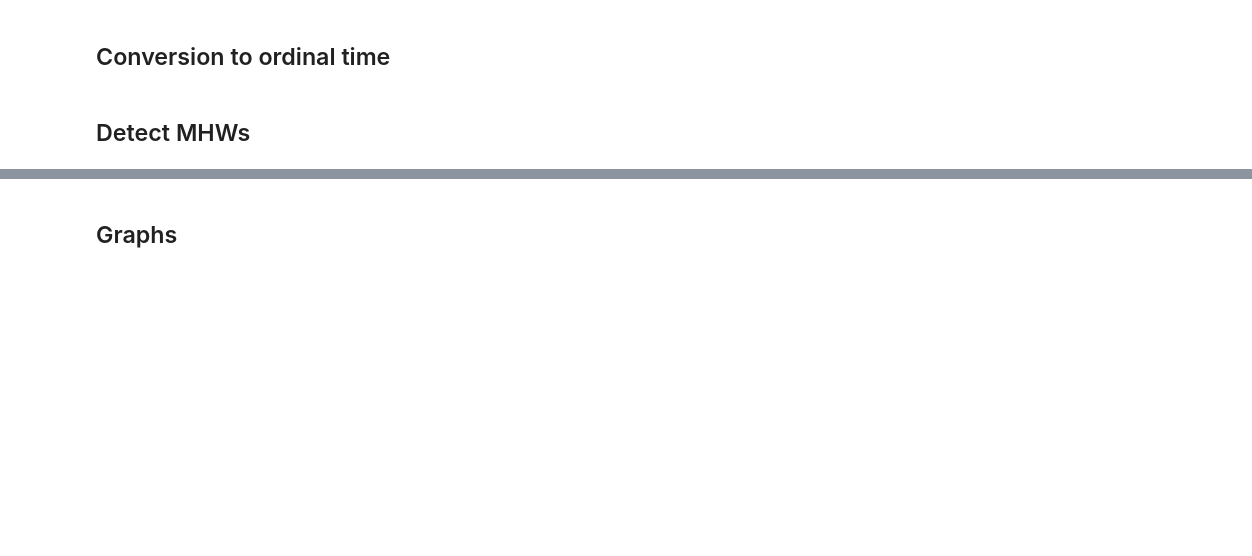
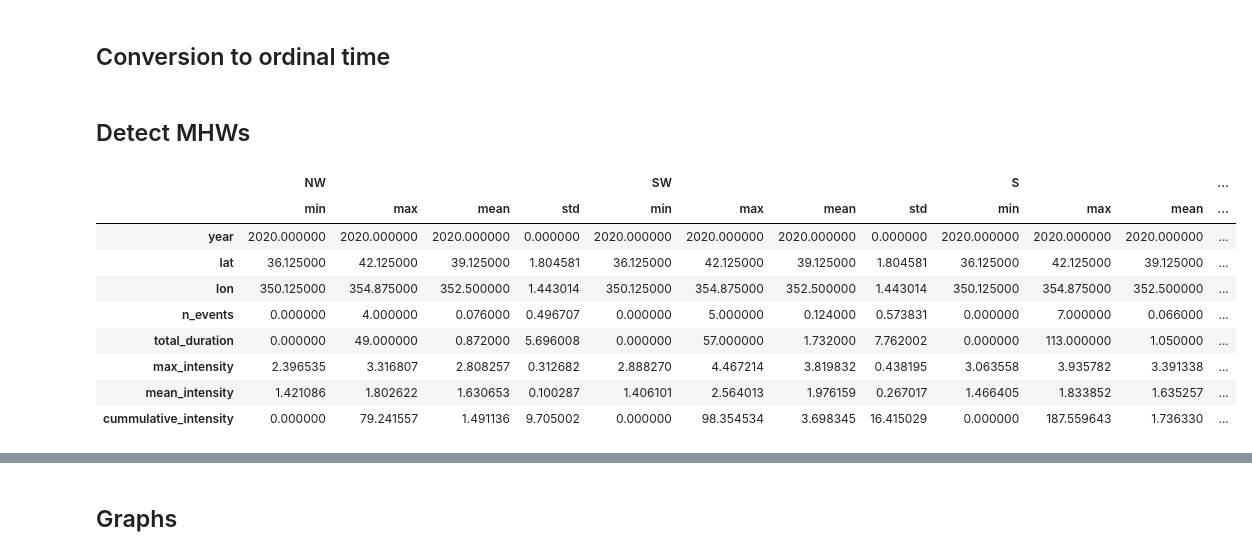
Before and after one commit to silveira-m/marineheatwaves, a Jupyter notebook: mhw_analysis_200m_zones.ipynb, the cells around one changed output, grey strips where cells are left out. Drawn from its saved outputs; the diff is of its cells as text; code cells hidden in the pictures; blank space fills up the shorter version.

Commit message:
Create summary table

```diff
--- a/mhw_analysis_200m_zones.ipynb
+++ b/mhw_analysis_200m_zones.ipynb
@@ -98,3 +161,11 @@ y2023_df = y2023_sst.to_dataframe().reset_index()
+# %%
+def treat_year(year, shape_mask):
+    oisst = xr.open_dataset(f"oisst_daily/sst.day.mean.{year}.nc",
+                        engine="netcdf4", decode_times=True)
+
+    oisst_sel = spatial_subset(oisst).where(shape_mask)
+    oisst_sst = oisst_sel["sst"]
+    return oisst_sst.to_dataframe().reset_index()
 # %% [markdown]
 ## Conversion to ordinal time
 # %%
@@ -165,8 +236,9 @@ def detect_mhw_year(year_df, baseline_df, climatology_period=(1982, 2011)):
                 if mhw_ev["n_events"] > 0 else np.nan
             ),
             "mean_intensity":
-                float(np.mean(mhw_ev["intensity_mean"]))
-
+                float(np.mean(mhw_ev["intensity_mean"])),
+            'cummulative_intensity':
+                np.sum(mhw_ev['intensity_cumulative']),
         })
 
     return pd.DataFrame(results)
@@ -179,0 +245,12 @@ yearly_dfs = {
+# %%
+y2020 = {'NW': treat_year(2020, shape_masks['NW']),
+             'SW': treat_year(2020, shape_masks['SW']),
+             'S': treat_year(2020, shape_masks['S'])}
+
+y2023 = {'NW': treat_year(2023, shape_masks['NW']),
+             'SW': treat_year(2023, shape_masks['SW']),
+             'S': treat_year(2023, shape_masks['S'])}
+# %%
+mhw_2020 = {'NW': detect_mhw_year(y2020['NW'], baseline_df),
+             'SW': detect_mhw_year(y2020['SW'], baseline_df),
+             'S': detect_mhw_year(y2020['S'], baseline_df)}
@@ -179,0 +263,19 @@ yearly_dfs = {
+# %%
+NW = mhw_2020['NW'].agg(['min', 'max', 'mean', 'std'])
+SW = mhw_2020['SW'].agg(['min', 'max', 'mean', 'std'])
+S = mhw_2020['S'].agg(['min', 'max', 'mean', 'std'])
+
+merged = pd.concat([NW, SW, S], keys=['NW', 'SW', 'S']).T
+
+merged
+# %% [output]
+|  | NW |  |  |  | SW |  |  |  | S |  |  | ... |
+|  | min | max | mean | std | min | max | mean | std | min | max | mean | ... |
+| year | 2020.000000 | 2020.000000 | 2020.000000 | 0.000000 | 2020.000000 | 2020.000000 | 2020.000000 | 0.000000 | 2020.000000 | 2020.000000 | 2020.000000 | ... |
+| lat | 36.125000 | 42.125000 | 39.125000 | 1.804581 | 36.125000 | 42.125000 | 39.125000 | 1.804581 | 36.125000 | 42.125000 | 39.125000 | ... |
+| lon | 350.125000 | 354.875000 | 352.500000 | 1.443014 | 350.125000 | 354.875000 | 352.500000 | 1.443014 | 350.125000 | 354.875000 | 352.500000 | ... |
+| n_events | 0.000000 | 4.000000 | 0.076000 | 0.496707 | 0.000000 | 5.000000 | 0.124000 | 0.573831 | 0.000000 | 7.000000 | 0.066000 | ... |
+| total_duration | 0.000000 | 49.000000 | 0.872000 | 5.696008 | 0.000000 | 57.000000 | 1.732000 | 7.762002 | 0.000000 | 113.000000 | 1.050000 | ... |
+| max_intensity | 2.396535 | 3.316807 | 2.808257 | 0.312682 | 2.888270 | 4.467214 | 3.819832 | 0.438195 | 3.063558 | 3.935782 | 3.391338 | ... |
+| mean_intensity | 1.421086 | 1.802622 | 1.630653 | 0.100287 | 1.406101 | 2.564013 | 1.976159 | 0.267017 | 1.466405 | 1.833852 | 1.635257 | ... |
+| cummulative_intensity | 0.000000 | 79.241557 | 1.491136 | 9.705002 | 0.000000 | 98.354534 | 3.698345 | 16.415029 | 0.000000 | 187.559643 | 1.736330 | ... |
```
Also changed, not shown: parts of 19 cells of this notebook, 9 other files.
